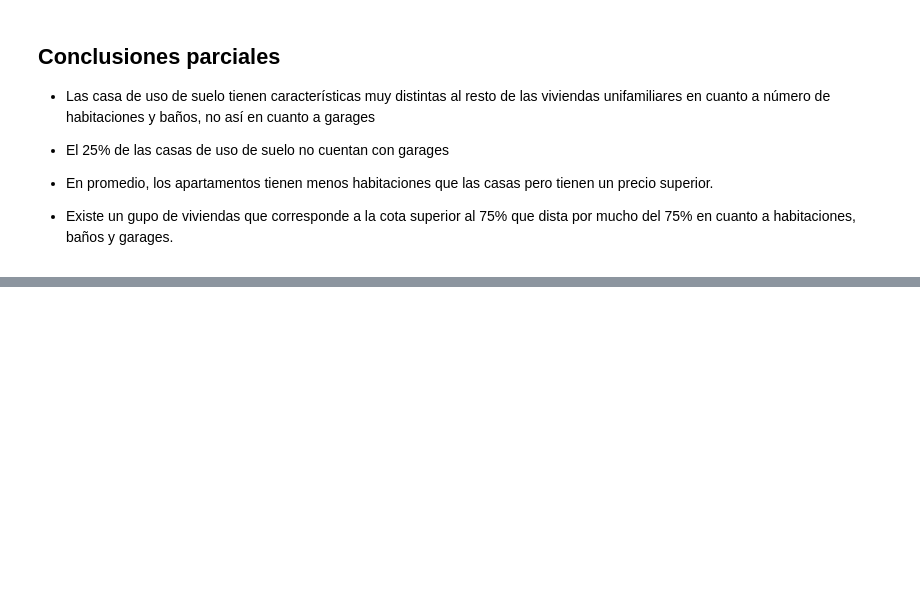
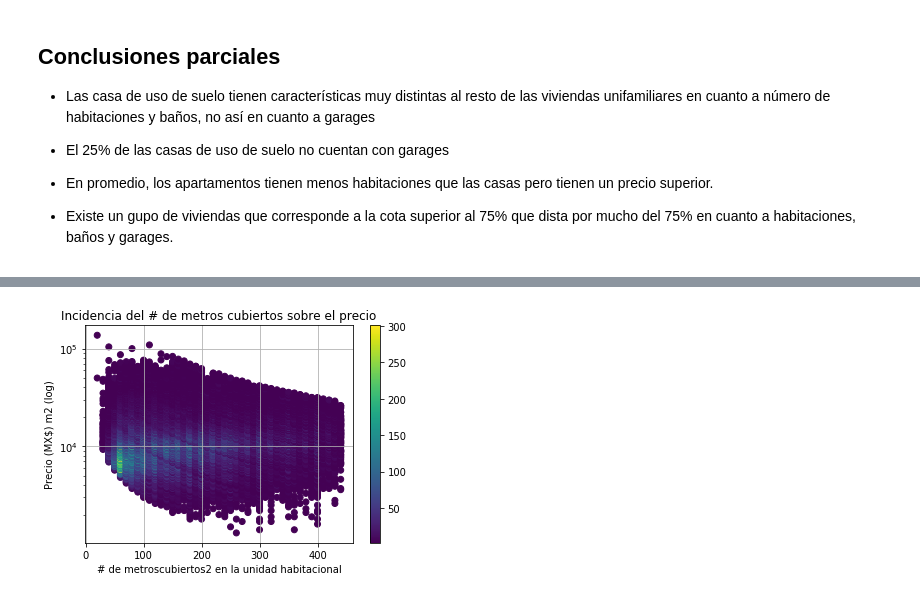
Before and after one commit to mrsoto/tp1_7506, a Jupyter notebook: mrs-analisis-nacional.ipynb, the cells around one changed output, grey strips where cells are left out. Saved outputs shown, nothing was run; the diff lists cells and outputs as text; code cells hidden in the pictures; blank space fills up the shorter version.

```diff
--- a/mrs-analisis-nacional.ipynb
+++ b/mrs-analisis-nacional.ipynb
@@ -123,0 +144,23 @@ analisis.drop('count')
+# %%
+viviendasConPrecios = viviendasdf['precio_miles_metroscubiertos']>=0
+None
+# %%
+data=viviendasdf.loc[viviendasConPrecios,:]\
+    .groupby(['decenasmetroscubiertos','precio_miles_metroscubiertos'])\
+    ['precio_miles_metroscubiertos']\
+    .count().rename('cantidad').reset_index()
+# elimina casos extremos
+data=data[data.cantidad>1]
+
+plt.scatter('decenasmetroscubiertos','precio_miles_metroscubiertos',c='cantidad',data=data, cmap='viridis')
+plt.title('Incidencia del # de metros cubiertos sobre el precio')
+plt.ylabel('Precio (MX$) m2 (log)')
+plt.xlabel('# de metroscubiertos2 en la unidad habitacional')
+plt.yscale('log')
+plt.grid(True)
+plt.colorbar()
+
+plt.show()
+None
+# %% [output]
+[figure, added]
```
Also changed, not shown: parts of 19 cells of this notebook.
